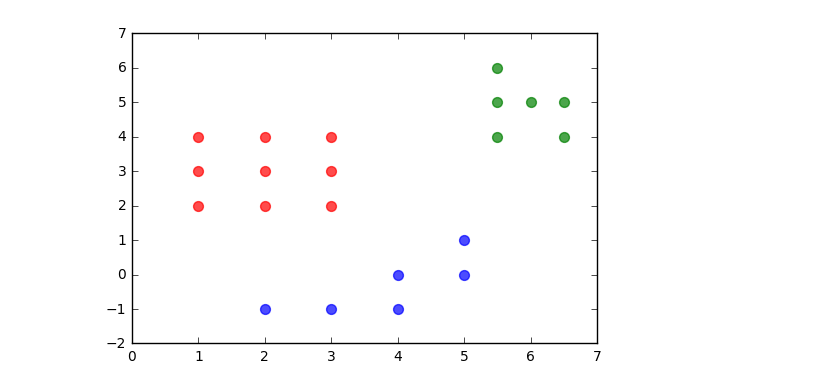
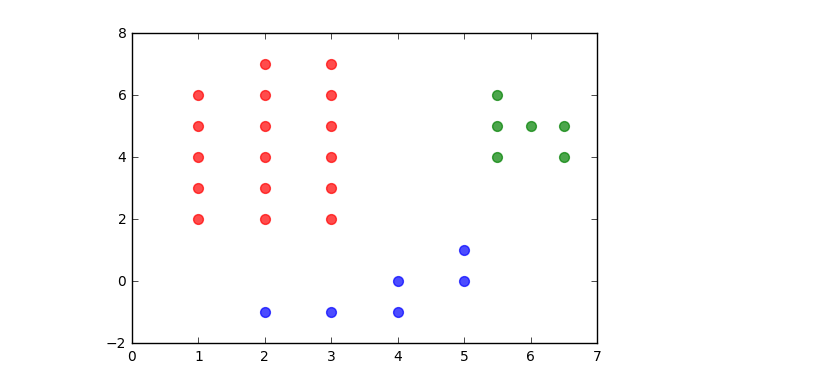
Before and after one commit to NV111/images, a Jupyter notebook: points.ipynb, the cells around one changed output. Cells and saved outputs as stored; diff of their text form; code cells hidden in the pictures.

```diff
--- a/points.ipynb
+++ b/points.ipynb
@@ -52,6 +52,14 @@ P6 = Point(np.array([2, 4]), 'red', 'red')
 P7 = Point(np.array([3, 2]), 'red', 'red')
 P8 = Point(np.array([3, 3]), 'red', 'red')
 P9 = Point(np.array([3, 4]), 'red', 'red')
+P22 = Point(np.array([1, 5]), 'red', 'red')
+P23 = Point(np.array([1, 6]), 'red', 'red')
+P24 = Point(np.array([2, 5]), 'red', 'red')
+P25 = Point(np.array([2, 6]), 'red', 'red')
+P26 = Point(np.array([2, 7]), 'red', 'red')
+P27 = Point(np.array([3, 5]), 'red', 'red')
+P28 = Point(np.array([3, 6]), 'red', 'red')
+P29 = Point(np.array([3, 7]), 'red', 'red')
 P10 = Point(np.array([6, 5]), 'green', 'green')
 P11 = Point(np.array([5.5, 6]), 'green', 'green')
 P12 = Point(np.array([5.5, 5]), 'green', 'green')
@@ -66,32 +74,40 @@ P17 = Point(np.array([3, -1]), 'blue', 'blue')
 P18 = Point(np.array([5, 0]), 'blue', 'blue')
 red_Points = Cluster(P1.X, 'red')
 green_Points = Cluster(P10.X, 'green')
 blue_Points = Cluster(P13.X, 'blue')
 red_Points.a(P1)
 red_Points.a(P2)
 red_Points.a(P3)
 red_Points.a(P4)
 red_Points.a(P5)
 red_Points.a(P6)
 red_Points.a(P7)
 red_Points.a(P8)
 red_Points.a(P9)
+red_Points.a(P22)
+red_Points.a(P23)
+red_Points.a(P24)
+red_Points.a(P25)
+red_Points.a(P26)
+red_Points.a(P27)
+red_Points.a(P28)
+red_Points.a(P29)
 green_Points.a(P10)
 green_Points.a(P11)
 green_Points.a(P12)
 green_Points.a(P19)
 green_Points.a(P20)
 green_Points.a(P21)
 blue_Points.a(P13)
 blue_Points.a(P14)
 blue_Points.a(P15)
 blue_Points.a(P16)
 blue_Points.a(P17)
 blue_Points.a(P18)
 red_Points.plot2D()
 green_Points.plot2D()
 blue_Points.plot2D()
 plt.show()
 # %% [output]
-[figure, old version]
+[figure, new version]
 # %%
```
Also changed, not shown: parts of 7 cells of this notebook.
